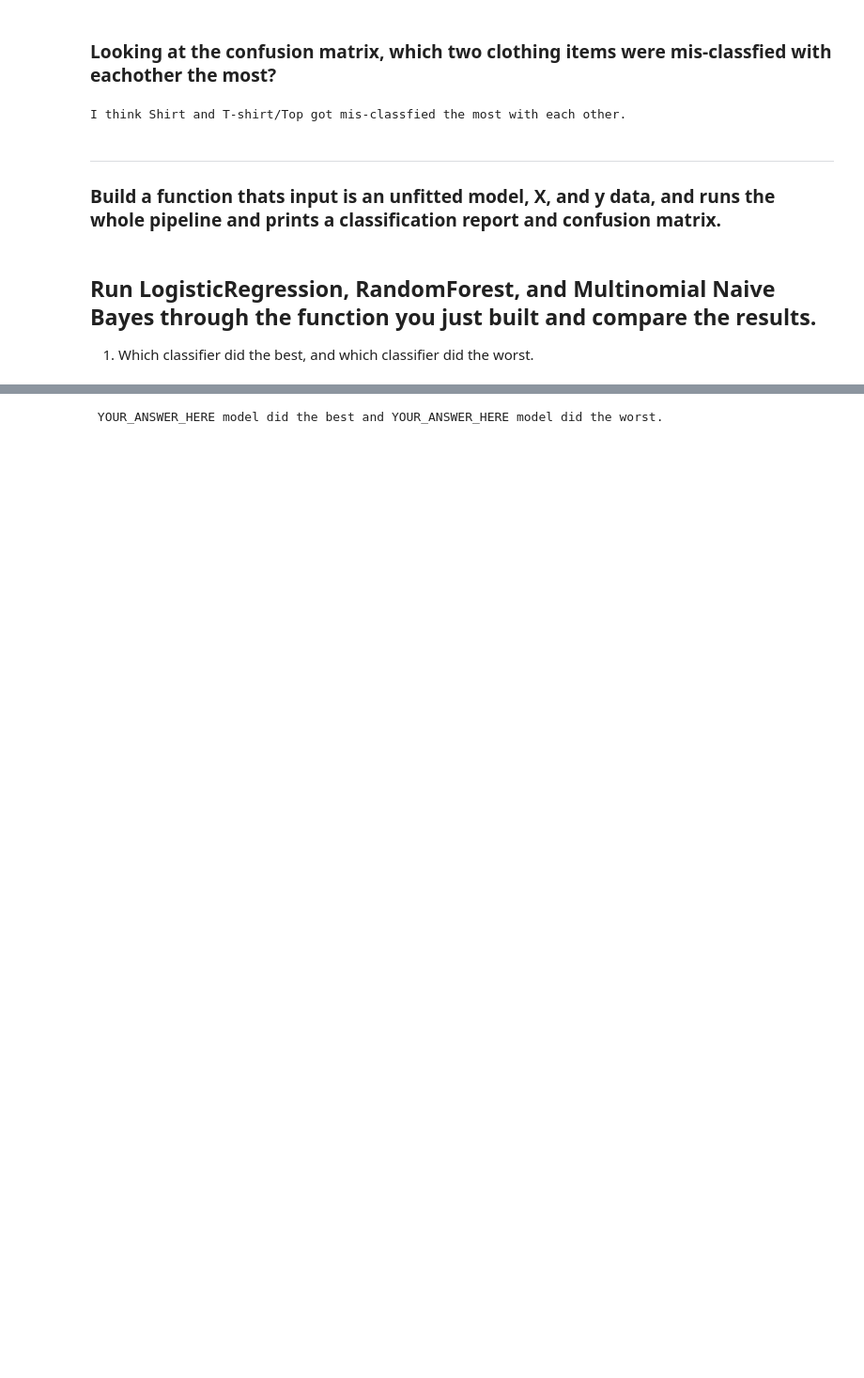
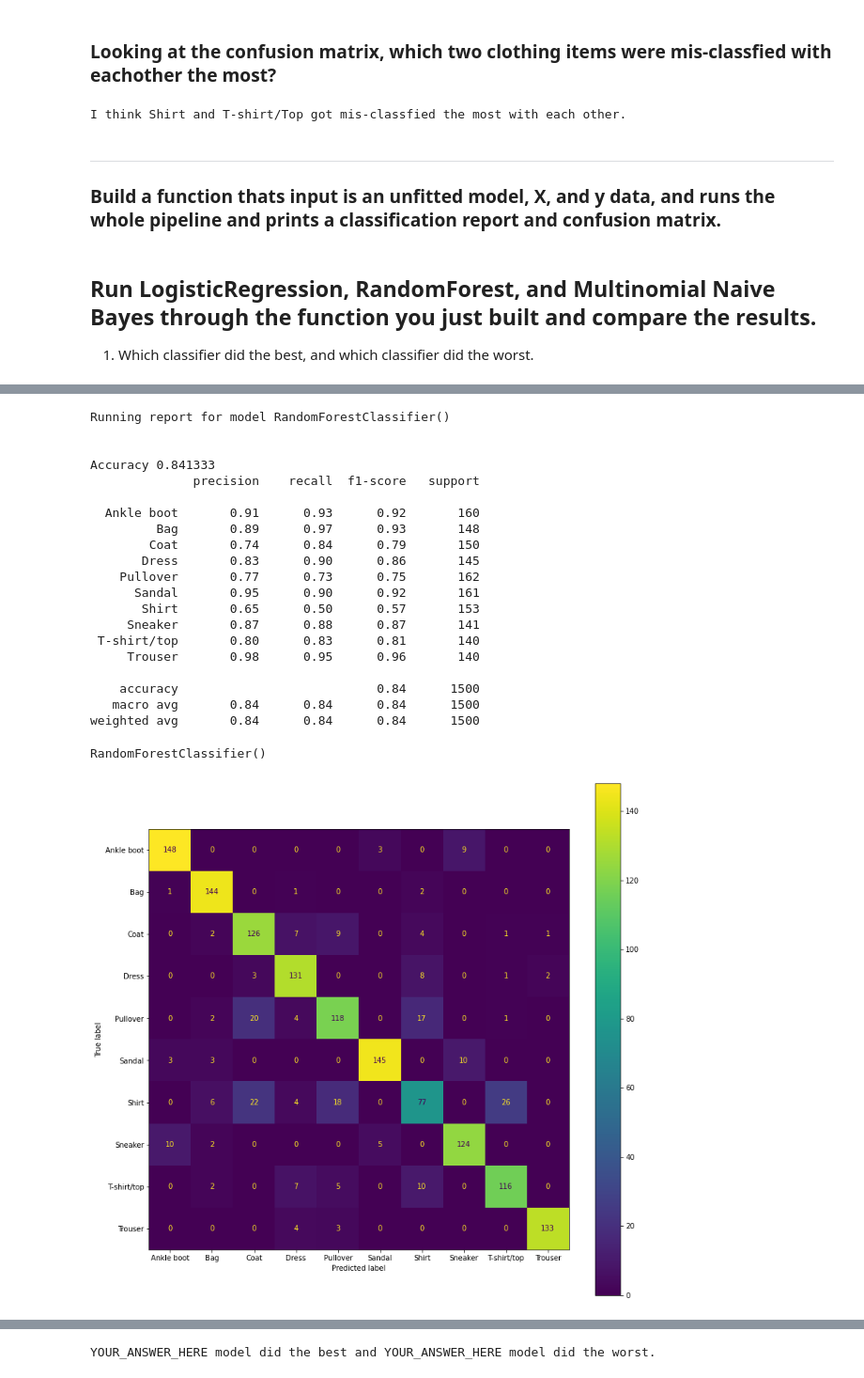
Before and after one commit to ibhuang/2020-fall-data-science, a Jupyter notebook: Week8-Image-Classification/Image-Classification-Exercise.ipynb, the cells around one changed output, grey strips where cells are left out. Shown: that part at 94% size. Drawn from its saved outputs; the diff is of its cells as text; code cells hidden in the pictures; blank space fills up the shorter version.

```diff
--- a/Week8-Image-Classification/Image-Classification-Exercise.ipynb
+++ b/Week8-Image-Classification/Image-Classification-Exercise.ipynb
@@ -302,0 +359,27 @@ def build_and_eval_model(model, X, y, random_state=23):
+# %%
+# RandomForest
+rf = RandomForestClassifier()
+build_and_eval_model(rf, X, y)
+# %% [output]
+Running report for model RandomForestClassifier()
+
+
+Accuracy 0.841333
+              precision    recall  f1-score   support
+
+  Ankle boot       0.91      0.93      0.92       160
+         Bag       0.89      0.97      0.93       148
+        Coat       0.74      0.84      0.79       150
+       Dress       0.83      0.90      0.86       145
+    Pullover       0.77      0.73      0.75       162
+      Sandal       0.95      0.90      0.92       161
+       Shirt       0.65      0.50      0.57       153
+     Sneaker       0.87      0.88      0.87       141
+ T-shirt/top       0.80      0.83      0.81       140
+     Trouser       0.98      0.95      0.96       140
+
+    accuracy                           0.84      1500
+   macro avg       0.84      0.84      0.84      1500
+weighted avg       0.84      0.84      0.84      1500
+RandomForestClassifier()
+[figure, added]
```
Also changed, not shown: parts of 7 cells of this notebook.
